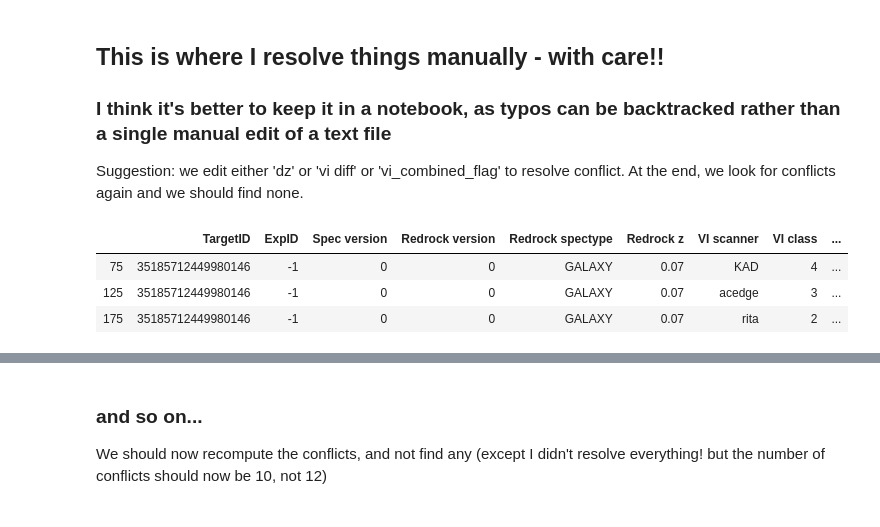
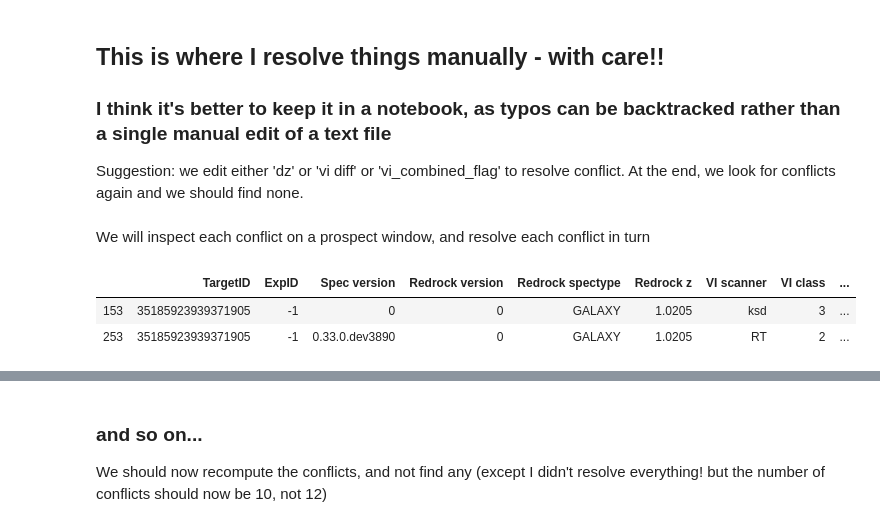
Before and after one commit to michaelJwilson/DESI_SV, a Jupyter notebook: VI_merge_sets.ipynb, the cells around one changed output, grey strips where cells are left out. Drawn from its saved outputs; the diff is of its cells as text; code cells hidden in the pictures.

```diff
--- a/VI_merge_sets.ipynb
+++ b/VI_merge_sets.ipynb
@@ -145,13 +170,14 @@ vi_safe = vi_df.copy()
-# %%
-#for example, after inspecting the first problematic VI, I manually edit the fields that are yielding a conflict
-
-#first, remind myself of the problem:
-display(vi_df[vi_df.TargetID==unique_targets[0]])
-# %% [output]
-|  | TargetID | ExpID | Spec version | Redrock version | Redrock spectype | Redrock z | VI scanner | VI class | ... |
-| 75 | 35185712449980146 | -1 | 0 | 0 | GALAXY | 0.07 | KAD | 4 | ... |
-| 125 | 35185712449980146 | -1 | 0 | 0 | GALAXY | 0.07 | acedge | 3 | ... |
-| 175 | 35185712449980146 | -1 | 0 | 0 | GALAXY | 0.07 | rita | 2 | ... |
+# %% [markdown]
+We will inspect each conflict on a prospect window, and resolve each conflict in turn
+# %%
+#Keep track of the conflicts by conflict_id
+conflict_id=0
+#first, remind myself of the problem:
+display(vi[vi.TargetID==unique_targets[conflict_id]])
+# %% [output]
+|  | TargetID | ExpID | Spec version | Redrock version | Redrock spectype | Redrock z | VI scanner | VI class | ... |
+| 153 | 35185923939371905 | -1 | 0 | 0 | GALAXY | 1.0205 | ksd | 3 | ... |
+| 253 | 35185923939371905 | -1 | 0.33.0.dev3890 | 0 | GALAXY | 1.0205 | RT | 2 | ... |
 # %%
 #now I change either 'best redshift' or 'vi ' or 'vi_combined_flag' to resolve conflict
 #in this case there are two conflicts: dz and vi_diff. I'm going to keep Alastair's VI redshift, and keep the combined flag, and remove the problematic vi_diff by setting VI class to VI combined
```
Also changed, not shown: parts of 27 cells of this notebook.
